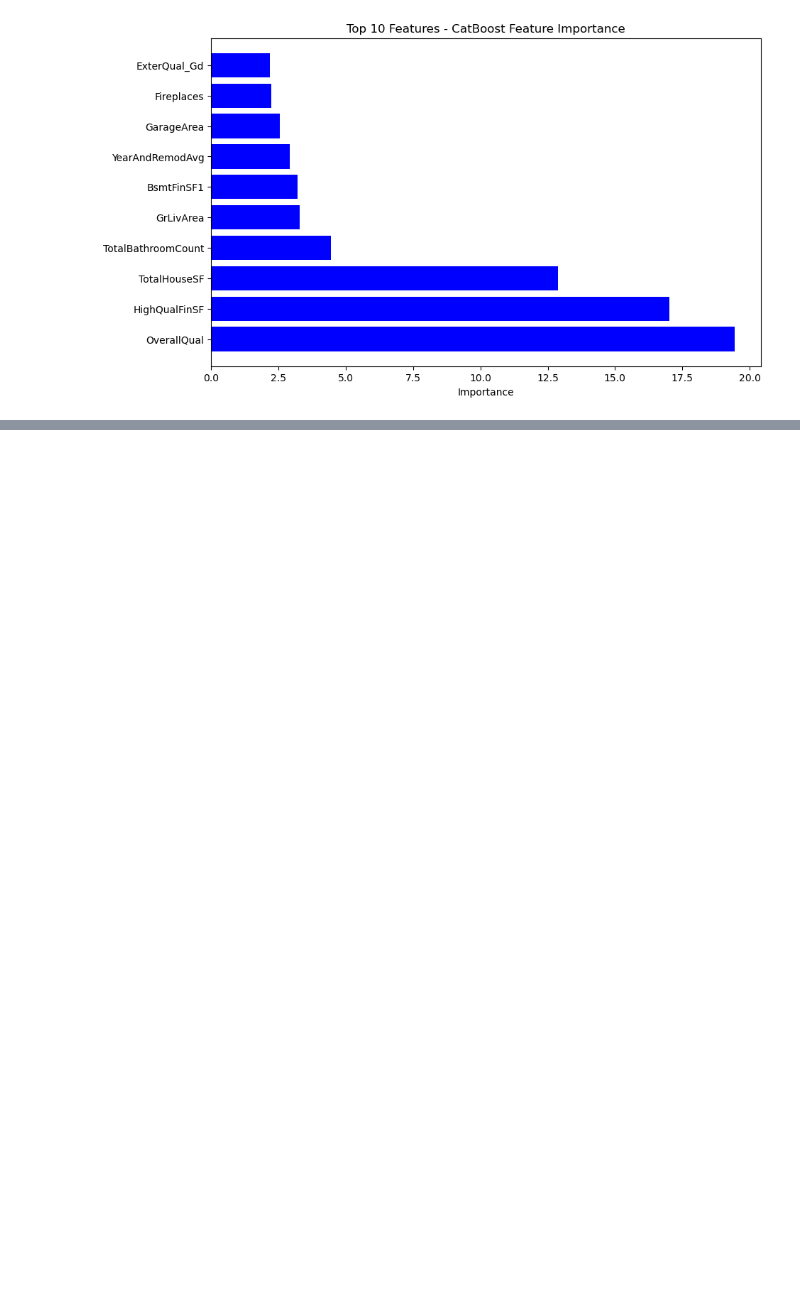
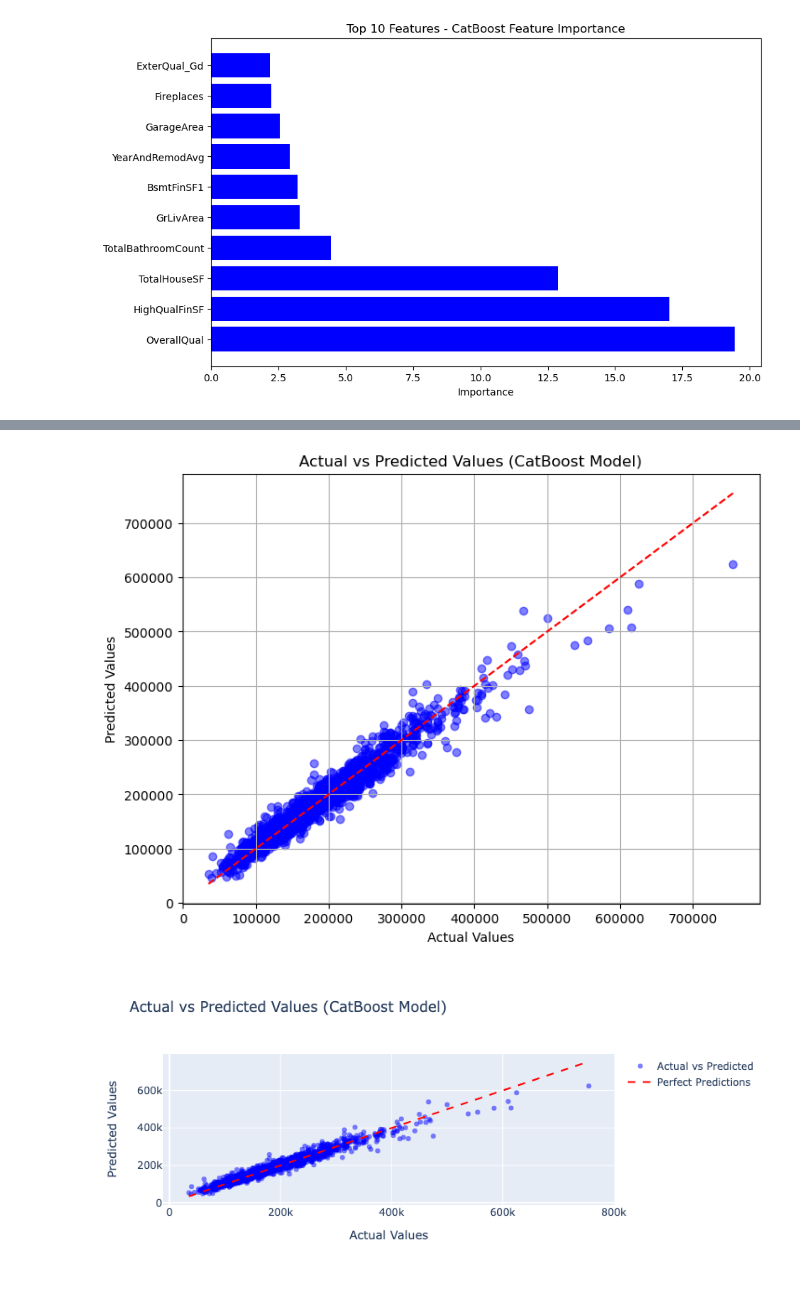
Before and after one commit to briangdrewes/machinelearning_Ames, a Jupyter notebook: dummyNoDropCatBoostViz.ipynb, the cells around one changed output, grey strips where cells are left out. Cells and saved outputs as stored; diff of their text form; code cells hidden in the pictures; blank space fills up the shorter version.

```diff
--- a/dummyNoDropCatBoostViz.ipynb
+++ b/dummyNoDropCatBoostViz.ipynb
@@ -172,0 +229,35 @@ best_model.plot_predictions(pool=None, prediction_type='RawFormulaVal', iteratio
+# %%
+# Plotting actual vs predicted values
+plt.figure(figsize=(8, 6))
+plt.scatter(y, predicted_values, color='blue', alpha=0.5)
+plt.plot([min(y), max(y)], [min(y), max(y)], linestyle='--', color='red')
+plt.xlabel('Actual Values')
+plt.ylabel('Predicted Values')
+plt.title('Actual vs Predicted Values (CatBoost Model)')
+plt.grid(True)
+plt.show()
+
+# Create a scatter plot
+scatter_plot = go.Scatter(x=y, y=predicted_values, mode='markers',
+                          marker=dict(color='blue', opacity=0.5),
+                          name='Actual vs Predicted')
+
+# Add a diagonal line representing perfect predictions
+diagonal_line = go.Scatter(x=[min(y), max(y)], y=[min(y), max(y)],
+                           mode='lines', line=dict(color='red', dash='dash'),
+                           name='Perfect Predictions')
+
+# Layout
+layout = go.Layout(title='Actual vs Predicted Values (CatBoost Model)',
+                   xaxis=dict(title='Actual Values'),
+                   yaxis=dict(title='Predicted Values'),
+                   showlegend=True)
+
+# Create figure
+scatter_fig = go.Figure(data=[scatter_plot, diagonal_line], layout=layout)
+
+# Show plot
+scatter_fig.show()
+# %% [output]
+[figure, added]
+[figure, added]
```
Also changed, not shown: parts of 30 cells of this notebook, 16 other files.
